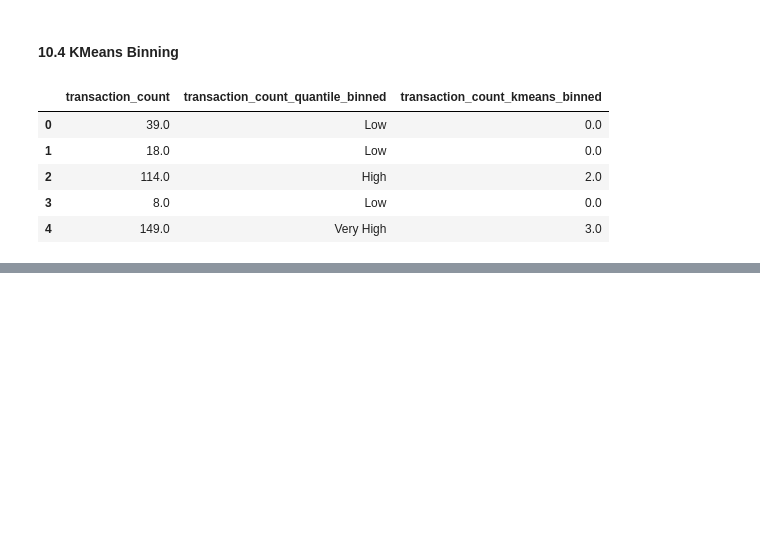
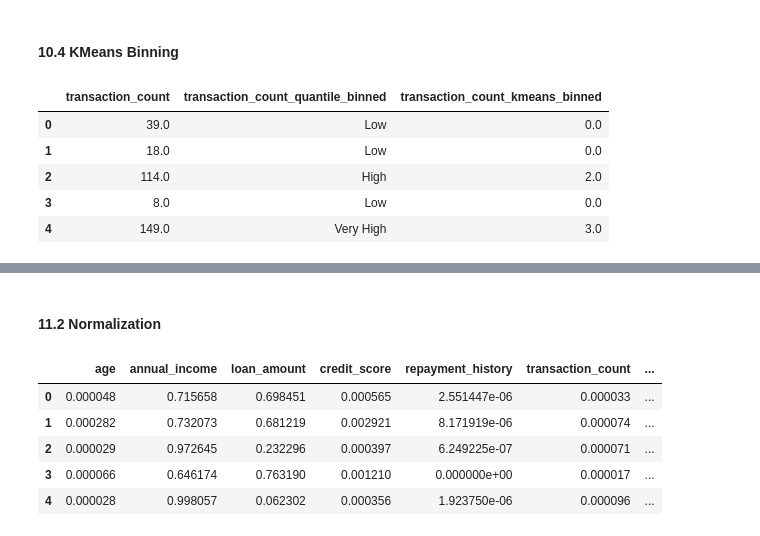
Before and after one commit to ah1331/rw, a Jupyter notebook: DPFE/final/a.ipynb, the cells around one changed output, grey strips where cells are left out. Cells and saved outputs as stored; diff of their text form; code cells hidden in the pictures; blank space fills up the shorter version.

```diff
--- a/DPFE/final/a.ipynb
+++ b/DPFE/final/a.ipynb
@@ -467,0 +492,13 @@ df[['transaction_count', 'transaction_count_quantile_binned', 'transaction_count
+# %% [markdown]
+#### 11.2 Normalization
+# %%
+norm_l2 = Normalizer(norm='l2')
+df_norm = pd.DataFrame(norm_l2.fit_transform(df[numeric_columns]), columns=numeric_columns, index=df.index)
+df_norm.head()
+# %% [output]
+|  | age | annual_income | loan_amount | credit_score | repayment_history | transaction_count | ... |
+| 0 | 0.000048 | 0.715658 | 0.698451 | 0.000565 | 2.551447e-06 | 0.000033 | ... |
+| 1 | 0.000282 | 0.732073 | 0.681219 | 0.002921 | 8.171919e-06 | 0.000074 | ... |
+| 2 | 0.000029 | 0.972645 | 0.232296 | 0.000397 | 6.249225e-07 | 0.000071 | ... |
+| 3 | 0.000066 | 0.646174 | 0.763190 | 0.001210 | 0.000000e+00 | 0.000017 | ... |
+| 4 | 0.000028 | 0.998057 | 0.062302 | 0.000356 | 1.923750e-06 | 0.000096 | ... |
```
Also changed, not shown: parts of 28 cells of this notebook, 8 other files.
